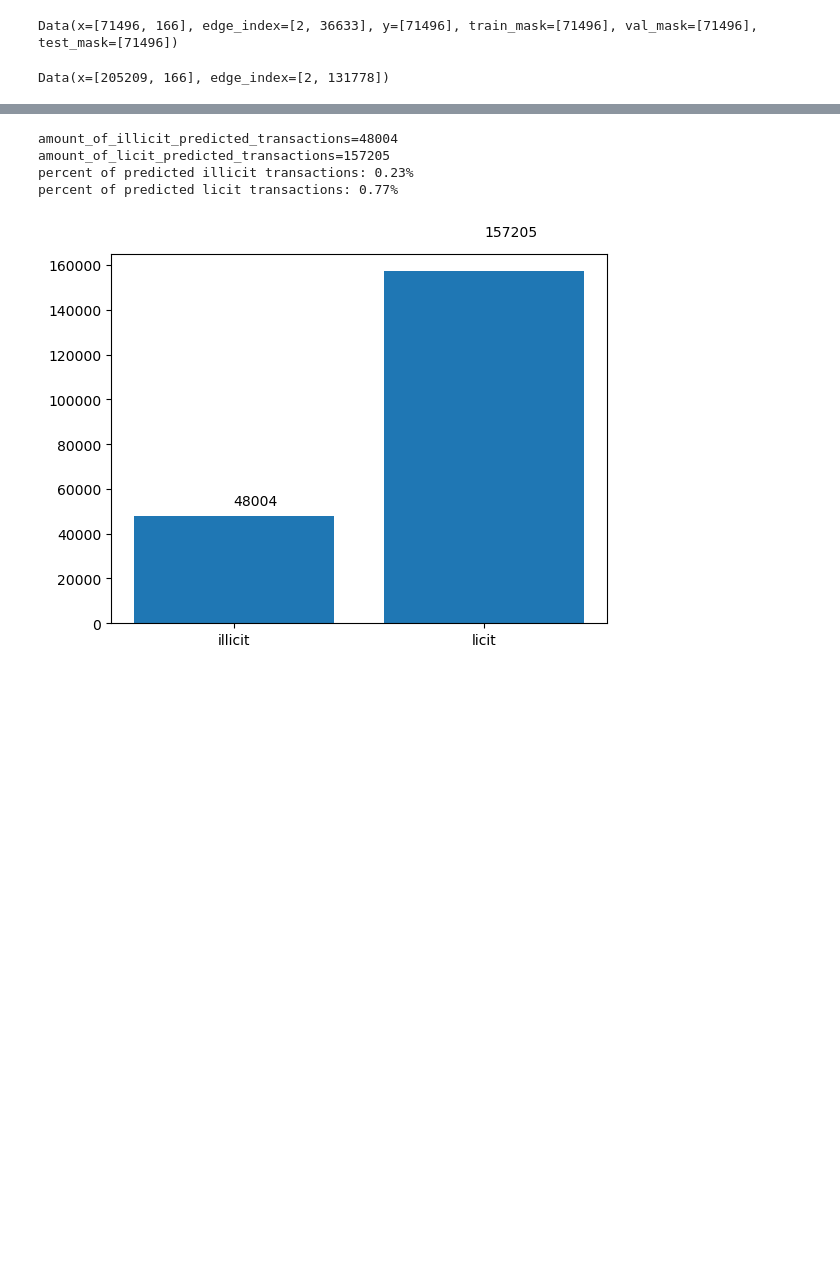
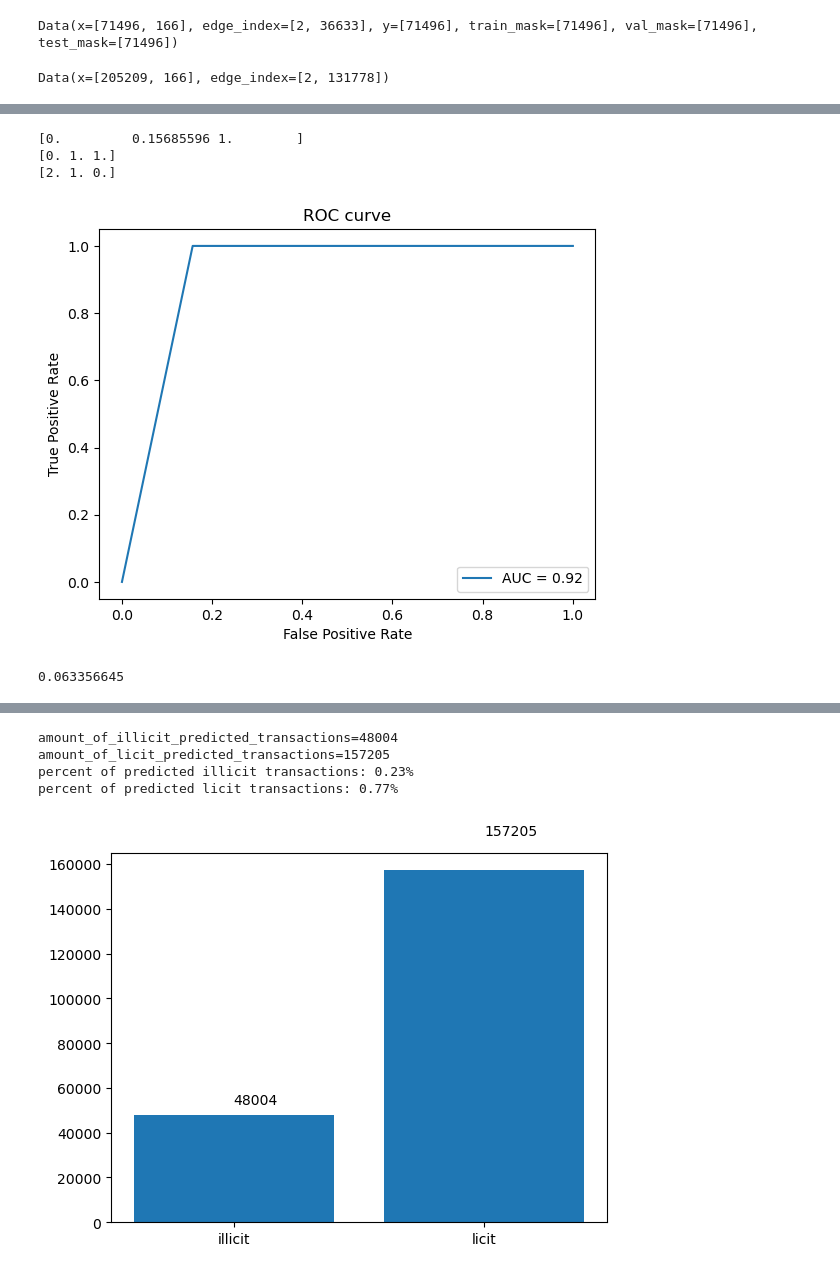
Before and after one commit to codespaghettifier/illicit_transaction_detection, a Jupyter notebook: gnn/GNN_augmented_local_with_masks.ipynb, the cells around one changed output, grey strips where cells are left out. Drawn from its saved outputs; the diff is of its cells as text; code cells hidden in the pictures; blank space fills up the shorter version.

```diff
--- a/gnn/GNN_augmented_local_with_masks.ipynb
+++ b/gnn/GNN_augmented_local_with_masks.ipynb
@@ -265,7 +265,8 @@ class Net(torch.nn.Module):
         self.conv1 = GATConv(data_with_masks.num_features, self.hid, heads = self.in_head)
         self.conv2 = GATConv(self.hid * self.in_head, 1, concat=False, heads = self.out_head)
 
-    def forward(self, x, edge_index):
+    def forward(self, data):
+        x, edge_index = data.x, data.edge_index
         x = F.dropout(x, p=0.6, training = self.training)
         x = self.conv1(x, edge_index)
         x = F.elu(x)
@@ -326,0 +387,25 @@ model.load_state_dict(torch.load('gnn_augmented_model'))
+# %%
+val_output = model(data_in_device)
+# %%
+def show_roc_curve(data_in_device, val_output):
+    fpr, tpr, thresholds = roc_curve(data_in_device.y[data_in_device.val_mask].detach().cpu().numpy(), val_output[data_in_device.val_mask].detach().cpu().numpy(), pos_label=1)
+    print(fpr)
+    print(tpr)
+    print(thresholds)
+    roc_auc = metrics.auc(fpr, tpr)
+    roc_curve_display = RocCurveDisplay(fpr=fpr, tpr=tpr, roc_auc=roc_auc)
+    roc_curve_display.plot()
+    plt.title("ROC curve")
+    plt.show()
+# %%
+show_roc_curve(data_in_device, val_output)
+# %% [output]
+[0.         0.15685596 1.        ]
+[0. 1. 1.]
+[2. 1. 0.]
+[figure, added]
+# %%
+mean_squared_error_value = metrics.mean_squared_error(data_in_device.y[data_in_device.val_mask].detach().cpu().numpy(), val_output[data_in_device.val_mask].detach().cpu().numpy())
+mean_squared_error_value
+# %% [output]
+0.063356645
```
Also changed, not shown: parts of 24 cells of this notebook, 3 other files.
